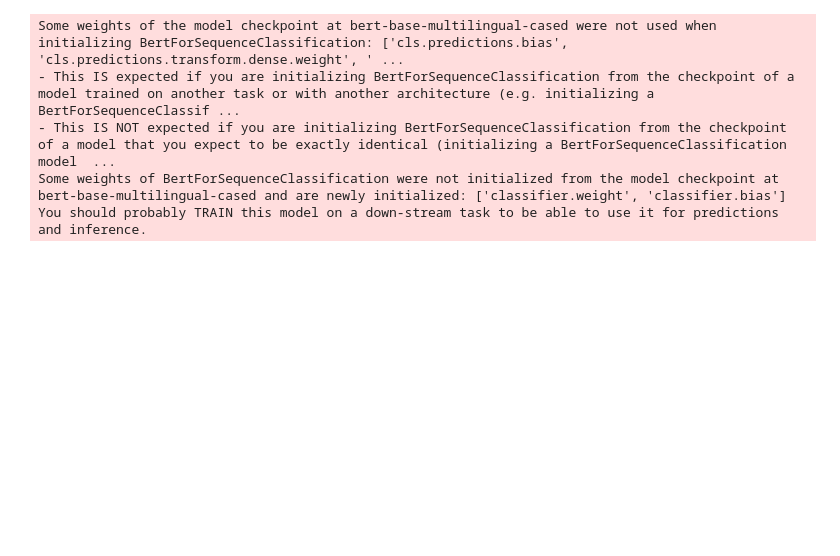
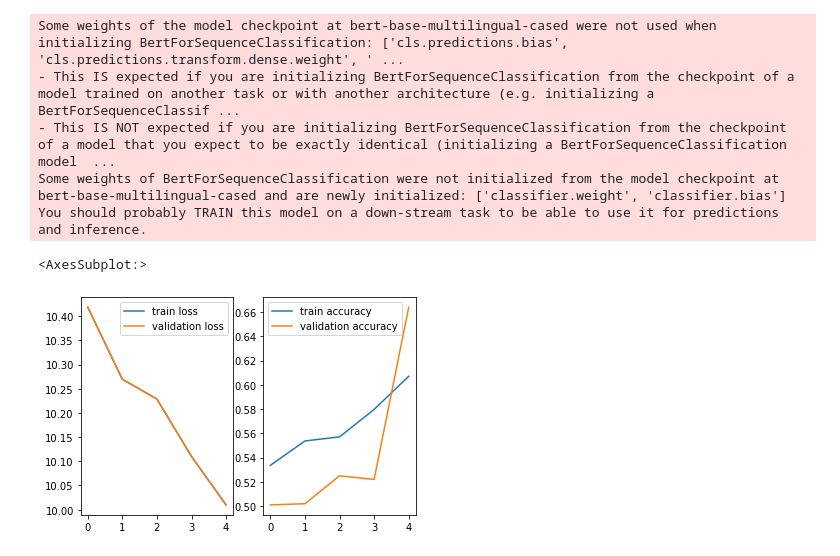
Before and after one commit to Nukleari/GLUMGLEK_final_project, a Jupyter notebook: final_project.ipynb, the cells around one changed output. Saved outputs shown, nothing was run; the diff lists cells and outputs as text; code cells hidden in the pictures; blank space fills up the shorter version.

Commit message:
implementes testingg, early stopping and metrics

```diff
--- a/final_project.ipynb
+++ b/final_project.ipynb
@@ -89,9 +94,17 @@ for p in model.base_model.parameters():
 
 batch_size = 512
 num_epochs = 5
+patience = 3
 optimizer = torch.optim.Adam(model.parameters())
 
 def training():
+
+    metrics = defaultdict(list)
+
+    stag = 0
+    prev_loss = float('inf')
+    prev_accuraccy = 0.0
+
     for epoch in range(num_epochs):
         start_positions = list(range(0, len(train_data), batch_size))
         np.random.shuffle(start_positions)
@@ -122,7 +135,7 @@ def training():
             optimizer.step()
 
             predictions = outputs[1].argmax(axis=1)
-            train_acc += torch.eq(predictions, labels).sum()
+            train_acc += torch.eq(predictions, labels).sum().item()
 
             train_len += batch_size #we count how many data we trained on to calculate the accuraccy on the fly
             if(train_len > len(train_data)): #the last batch might be smaller so we need to correct for that to get an accurate accuraccy
@@ -130,6 +143,8 @@ def training():
             start_positions.set_postfix({"loss" : train_loss, "accuraccy" : (train_acc/train_len)}) #we update loss and accuraccy after each batch
 
         #print(f"valid_loss {train_loss} acc {train_acc / len(train_data)}")
+        metrics['train_loss'].append(train_loss)
+        metrics['train_accuracy'].append(train_acc / len(train_data))
 
         start_positions = list(range(0, len(valid_data), batch_size))
         valid_acc = 0
@@ -140,6 +155,7 @@ def training():
         #we will use the tqdm progress bare librarry to better monitor the validation
         start_positions = tqdm(start_positions)
         start_positions.set_description(f'Epoch {epoch + 1}/{num_epochs} validating ')
+
         for start in start_positions:
             batch = valid_data.iloc[start:start+batch_size]
             encoded = tokenizer(batch.data.values.tolist(), truncation=True, max_length=128, padding=True, return_tensors='pt')
@@ -153,10 +169,24 @@ def training():
             valid_loss += loss.item()
 
             predictions = outputs[1].argmax(axis=1)
-            valid_acc += torch.eq(predictions, labels).sum()
+            valid_acc += torch.eq(predictions, labels).sum().item()
 
             valid_len += batch_size #we count how many data we validated on to calculate the accuraccy on the fly
             if(valid_len > len(valid_data)): #the last batch might be smaller so we need to correct for that to get an accurate accuraccy
                 valid_len = len(valid_data)
             start_positions.set_postfix({"loss" : valid_loss, "accuraccy" : (valid_acc/valid_len)}) #we update loss and accuraccy after each batch
+
         #print(f"valid_loss {valid_loss} acc {valid_acc / len(valid_data)}")
+
+        metrics['valid_loss'].append(train_loss)
+        metrics['valid_accuracy'].append(valid_acc / len(valid_data))
+
+        #check for early stopping after each epoch
+        if (valid_loss >= prev_loss and valid_acc <= prev_accuraccy):
+            stag += 1
+        if stag > patience:
+            break
+
+        prev_loss, prev_accuraccy = valid_loss, valid_acc
+
+    return metrics
@@ -164,0 +228,14 @@ training()
+# %%
+metrics = training()
+testmetrics = evaluation()
+# %%
+fig, ax = plt.subplots(1, 2)
+
+sns.lineplot(data=metrics['train_loss'], ax=ax[0], label='train loss')
+sns.lineplot(data=metrics['valid_loss'], ax=ax[0], label='validation loss')
+
+sns.lineplot(data=metrics['train_accuracy'], ax=ax[1], label='train accuracy')
+sns.lineplot(data=metrics['valid_accuracy'], ax=ax[1], label='validation accuracy')
+# %% [output]
+<AxesSubplot:>
+[figure, added]
```
Also changed, not shown: parts of 4 cells of this notebook.
